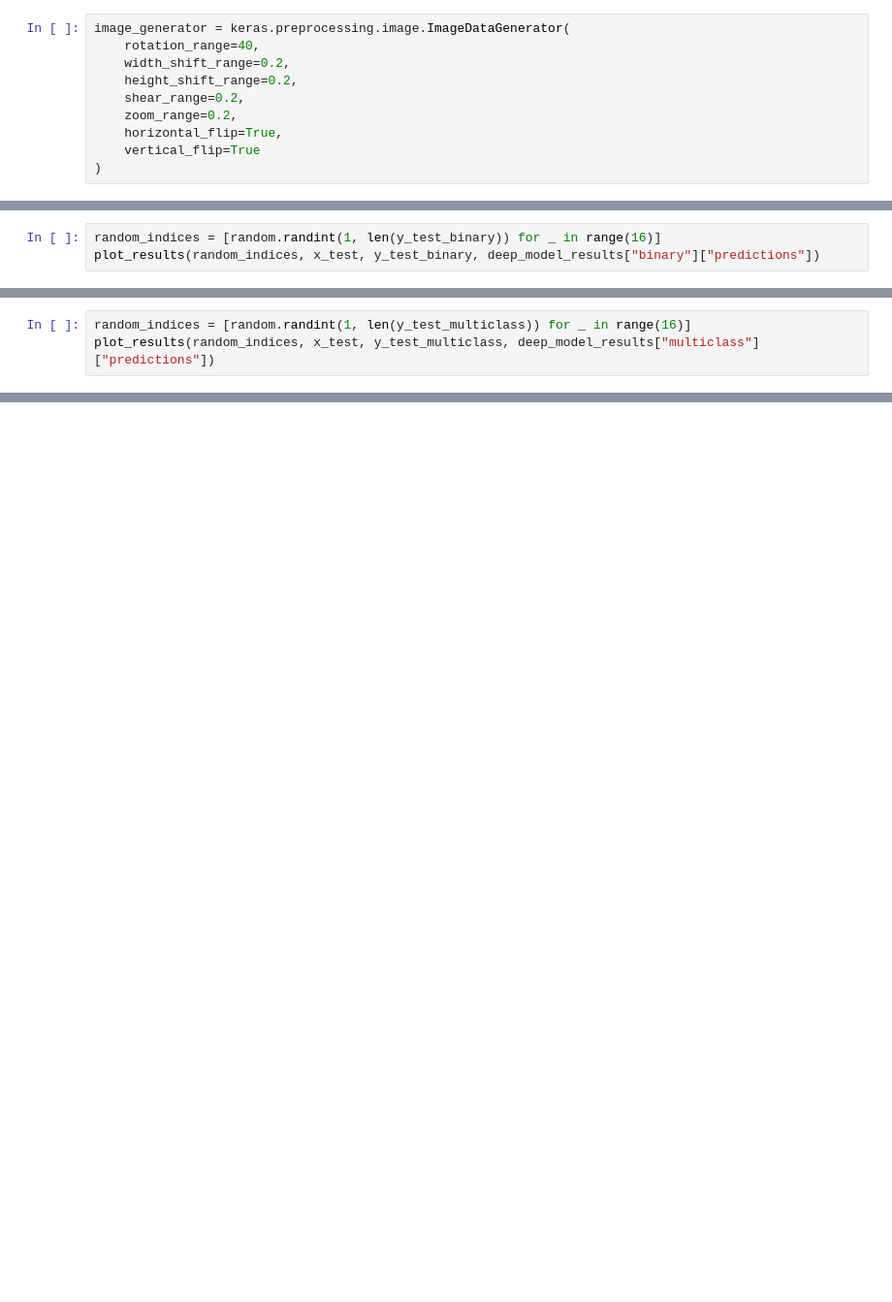
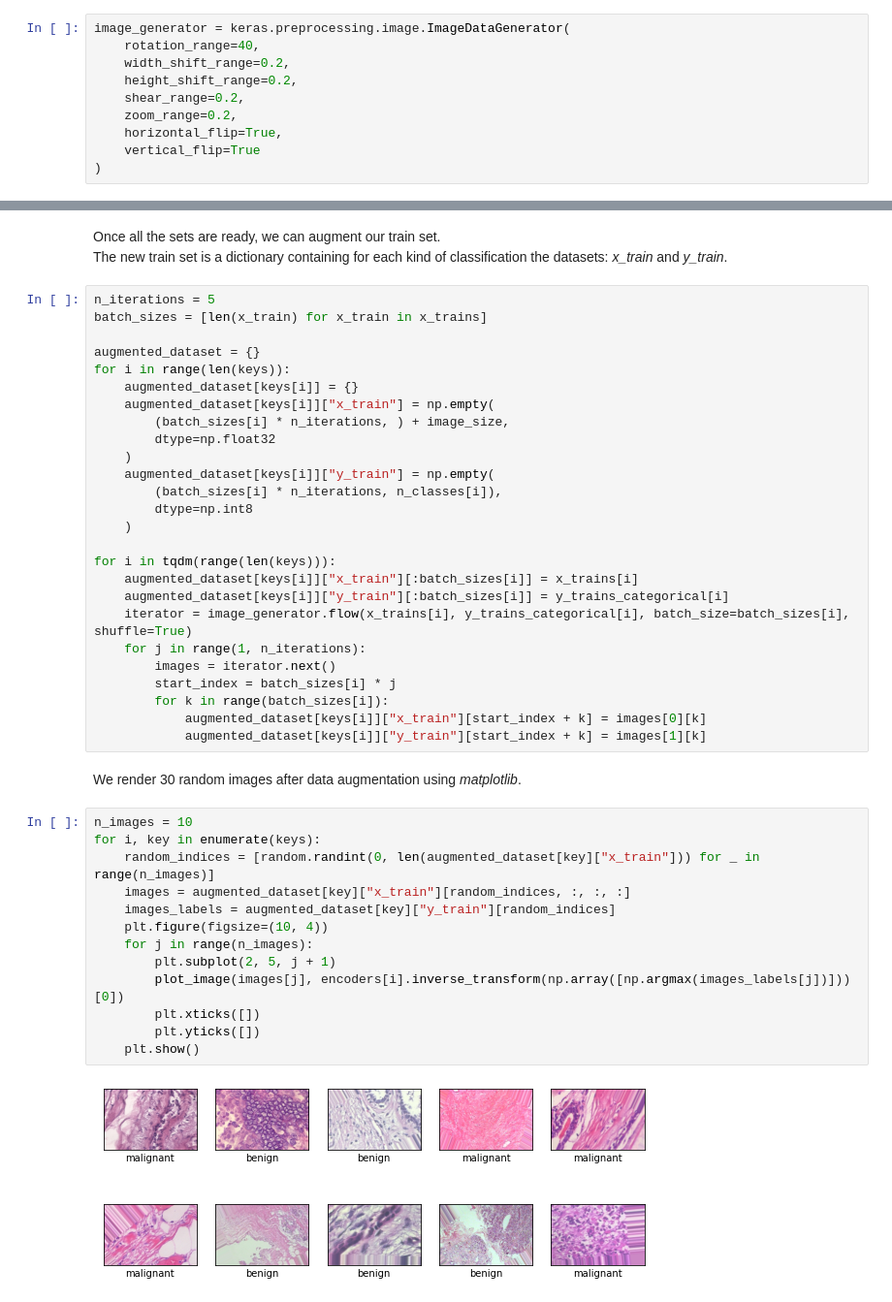
Before and after one commit to dariocurr/dl_project, a Jupyter notebook: project.ipynb, the cells around one changed output, grey strips where cells are left out. Shown at 97% size. Cells and saved outputs as stored; diff of their text form; blank space fills up the shorter version.

```diff
--- a/project.ipynb
+++ b/project.ipynb
@@ -443,3 +341,0 @@ Visualize some binary classifications
-# %%
-random_indices = [random.randint(1, len(y_test_binary)) for _ in range(16)]
-plot_results(random_indices, x_test, y_test_binary, deep_model_results["binary"]["predictions"])
@@ -504,3 +341,0 @@ Visualize some multiclass classifications
-# %%
-random_indices = [random.randint(1, len(y_test_multiclass)) for _ in range(16)]
-plot_results(random_indices, x_test, y_test_multiclass, deep_model_results["multiclass"]["predictions"])
@@ -566,0 +359,46 @@ Average accuracy of the deep model: 0.07332490518331226
+# %% [markdown]
+Once all the sets are ready, we can augment our train set.<br>
+The new train set is a dictionary containing for each kind of classification the datasets: *x_train* and *y_train*.
+# %%
+n_iterations = 5
+batch_sizes = [len(x_train) for x_train in x_trains]
+
+augmented_dataset = {}
+for i in range(len(keys)):
+    augmented_dataset[keys[i]] = {}
+    augmented_dataset[keys[i]]["x_train"] = np.empty(
+        (batch_sizes[i] * n_iterations, ) + image_size,
+        dtype=np.float32
+    )
+    augmented_dataset[keys[i]]["y_train"] = np.empty(
+        (batch_sizes[i] * n_iterations, n_classes[i]),
+        dtype=np.int8
+    )
+
+for i in tqdm(range(len(keys))):
+    augmented_dataset[keys[i]]["x_train"][:batch_sizes[i]] = x_trains[i]
+    augmented_dataset[keys[i]]["y_train"][:batch_sizes[i]] = y_trains_categorical[i]
+    iterator = image_generator.flow(x_trains[i], y_trains_categorical[i], batch_size=batch_sizes[i], shuffle=True)
+    for j in range(1, n_iterations):
+        images = iterator.next()
+        start_index = batch_sizes[i] * j
+        for k in range(batch_sizes[i]):
+            augmented_dataset[keys[i]]["x_train"][start_index + k] = images[0][k]
+            augmented_dataset[keys[i]]["y_train"][start_index + k] = images[1][k]
+# %% [markdown]
+We render 30 random images after data augmentation using *matplotlib*.
+# %%
+n_images = 10
+for i, key in enumerate(keys):
+	random_indices = [random.randint(0, len(augmented_dataset[key]["x_train"])) for _ in range(n_images)]
+	images = augmented_dataset[key]["x_train"][random_indices, :, :, :]
+	images_labels = augmented_dataset[key]["y_train"][random_indices]
+	plt.figure(figsize=(10, 4))
+	for j in range(n_images):
+		plt.subplot(2, 5, j + 1)
+		plot_image(images[j], encoders[i].inverse_transform(np.array([np.argmax(images_labels[j])]))[0])
+		plt.xticks([])
+		plt.yticks([])
+	plt.show()
+# %% [output]
+[figure, added]
```
Also changed, not shown: parts of 102 cells of this notebook, 1 other file.
